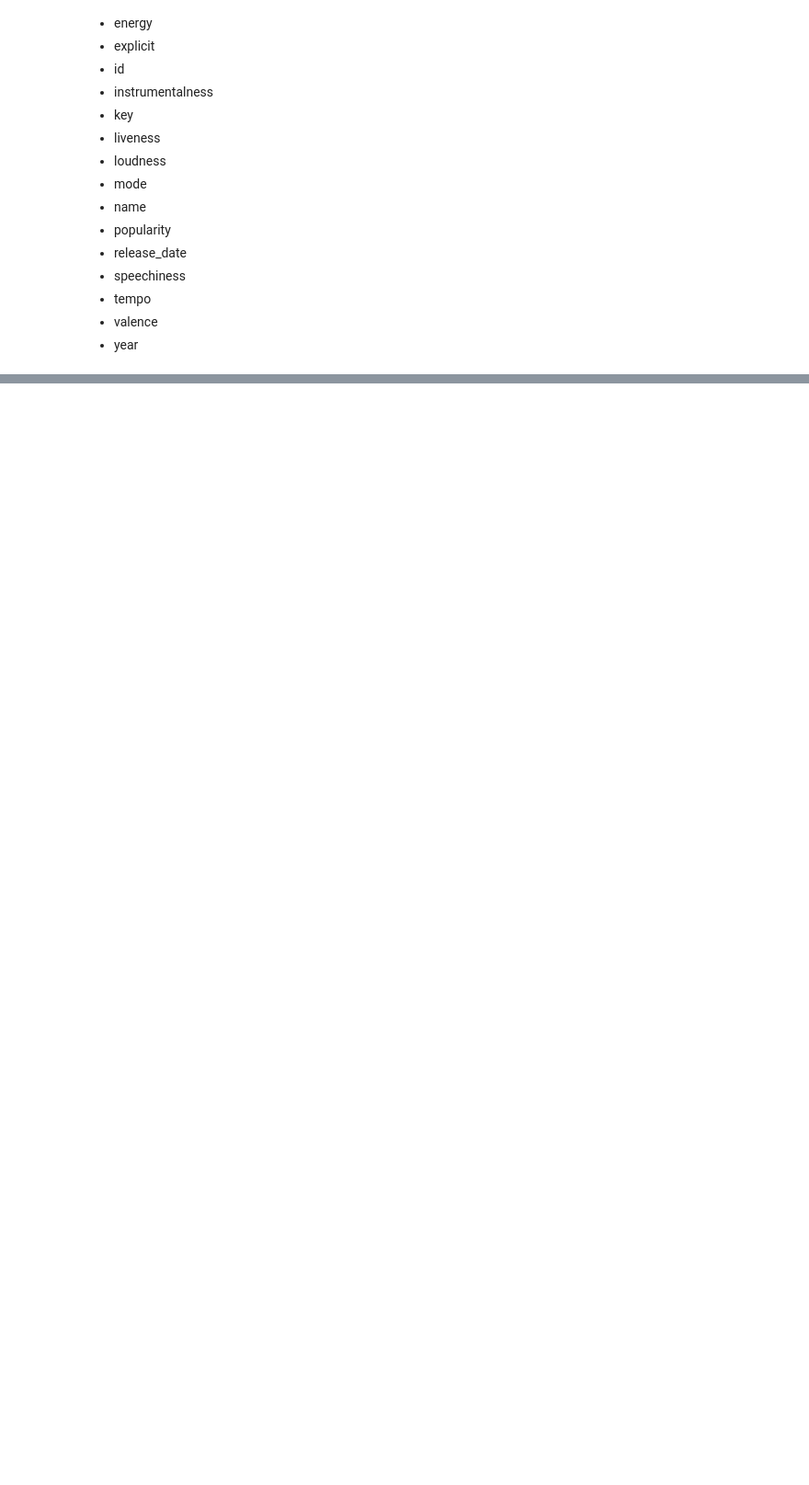
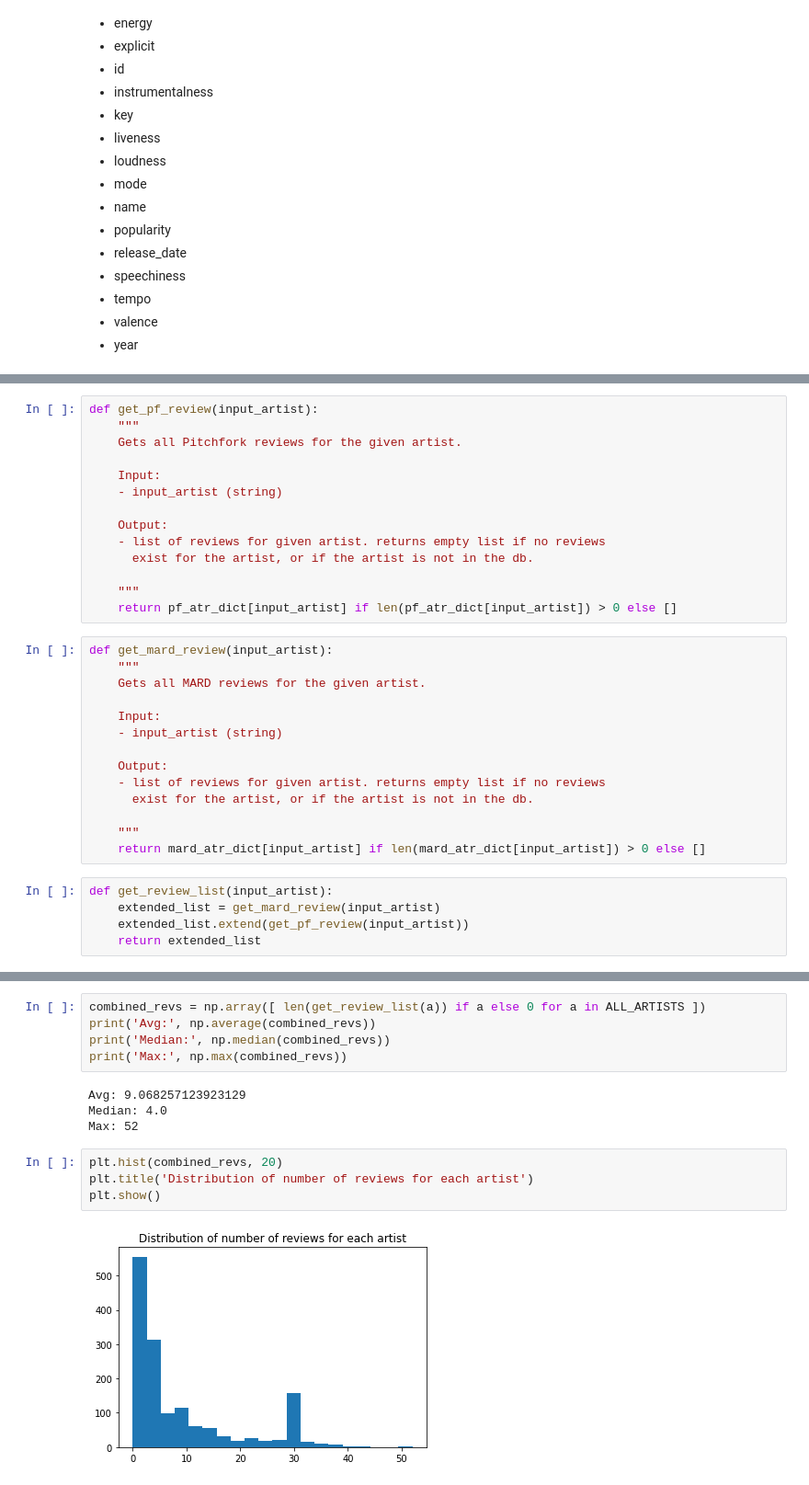
Before and after one commit to chynu/cs4300sp2021-ag2496-cc972-mb2359-jjz67-jxl8, a Jupyter notebook: scripts/linguistic_description_test.ipynb, the cells around one changed output, grey strips where cells are left out. Shown at 92% size. Cells and saved outputs as stored; diff of their text form; blank space fills up the shorter version.

```diff
--- a/scripts/linguistic_description_test.ipynb
+++ b/scripts/linguistic_description_test.ipynb
@@ -196,0 +407,33 @@ Name: content, dtype: object
+# %%
+def get_pf_review(input_artist):
+    """
+    Gets all Pitchfork reviews for the given artist.
+
+    Input:
+    - input_artist (string)
+
+    Output:
+    - list of reviews for given artist. returns empty list if no reviews
+      exist for the artist, or if the artist is not in the db.
+
+    """
+    return pf_atr_dict[input_artist] if len(pf_atr_dict[input_artist]) > 0 else []
+# %%
+def get_mard_review(input_artist):
+    """
+    Gets all MARD reviews for the given artist.
+
+    Input:
+    - input_artist (string)
+
+    Output:
+    - list of reviews for given artist. returns empty list if no reviews
+      exist for the artist, or if the artist is not in the db.
+
+    """
+    return mard_atr_dict[input_artist] if len(mard_atr_dict[input_artist]) > 0 else []
+# %%
+def get_review_list(input_artist):
+    extended_list = get_mard_review(input_artist)
+    extended_list.extend(get_pf_review(input_artist))
+    return extended_list
@@ -196,0 +456,15 @@ Name: content, dtype: object
+# %%
+combined_revs = np.array([ len(get_review_list(a)) if a else 0 for a in ALL_ARTISTS ])
+print('Avg:', np.average(combined_revs))
+print('Median:', np.median(combined_revs))
+print('Max:', np.max(combined_revs))
+# %% [output]
+Avg: 9.068257123923129
+Median: 4.0
+Max: 52
+# %%
+plt.hist(combined_revs, 20)
+plt.title('Distribution of number of reviews for each artist')
+plt.show()
+# %% [output]
+[figure, added]
```
Also changed, not shown: parts of 52 cells of this notebook, 5 other files.
